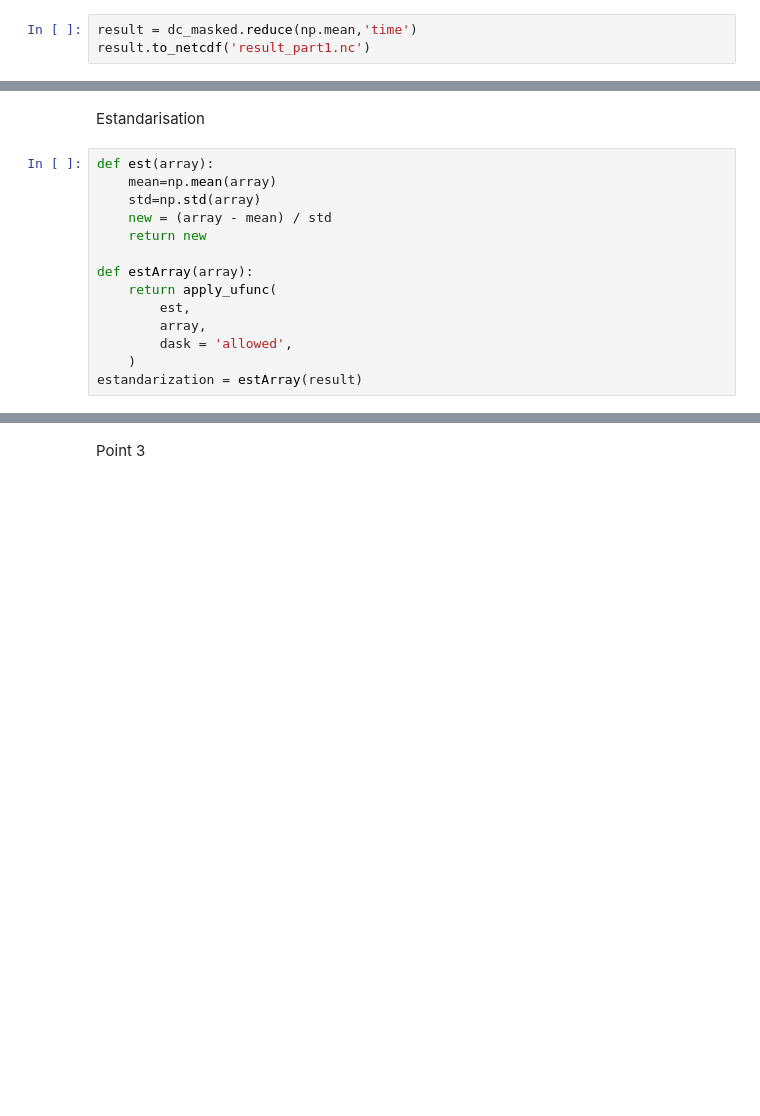
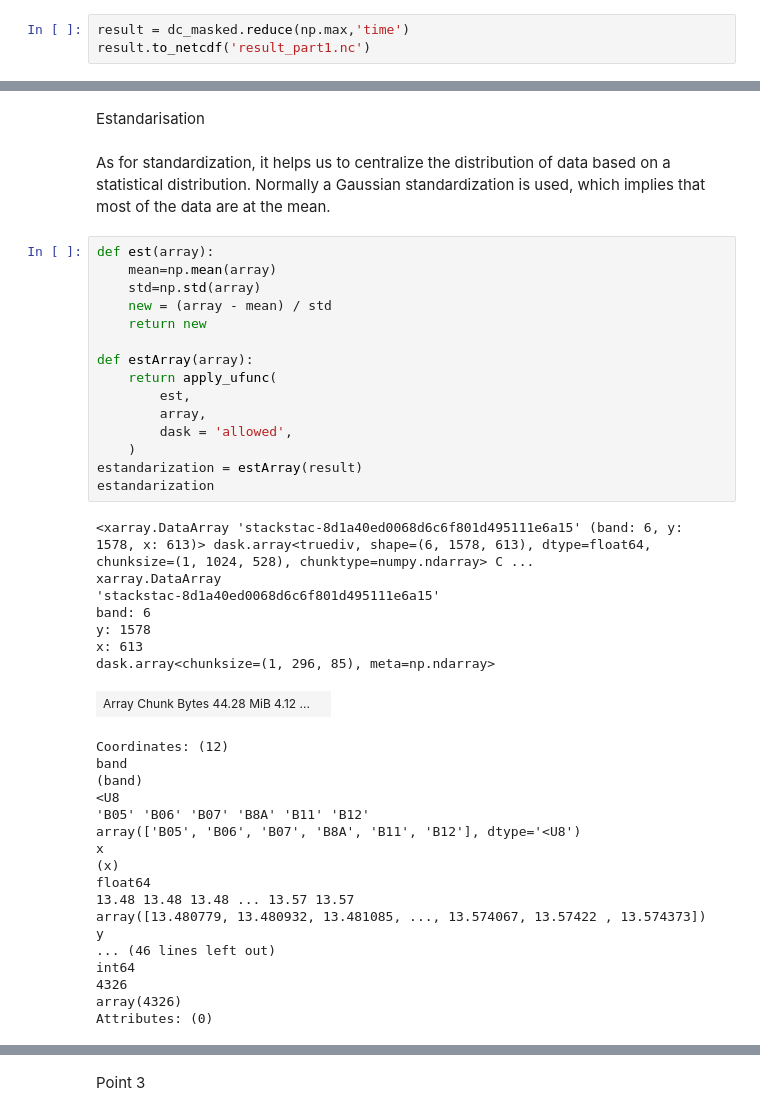
Before and after one commit to joaherrerama/challenge, a Jupyter notebook: challenge.ipynb, the cells around one changed output, grey strips where cells are left out. Drawn from its saved outputs; the diff is of its cells as text; blank space fills up the shorter version.

```diff
--- a/challenge.ipynb
+++ b/challenge.ipynb
@@ -175,7 +182,7 @@ dc_masked.plot()
 # %% [markdown]
 Recuding Image
 # %%
-result = dc_masked.reduce(np.mean,'time')
+result = dc_masked.reduce(np.max,'time')
 result.to_netcdf('result_part1.nc')
 # %%
 result
@@ -230,16 +316,45 @@ robustN
 # %% [markdown]
 Estandarisation
+# %% [markdown]
+As for standardization, it helps us to centralize the distribution of data based on a statistical distribution. Normally a Gaussian standardization is used, which implies that most of the data are at the mean.
 # %%
 def est(array):
     mean=np.mean(array)
     std=np.std(array)
     new = (array - mean) / std
     return new
 
 def estArray(array):
     return apply_ufunc(
         est,
         array,
         dask = 'allowed',
     )
 estandarization = estArray(result)
+estandarization
+# %% [output]
+<xarray.DataArray 'stackstac-8d1a40ed0068d6c6f801d495111e6a15' (band: 6, y: 1578, x: 613)> dask.array<truediv, shape=(6, 1578, 613), dtype=float64, chunksize=(1, 1024, 528), chunktype=numpy.ndarray> C ...
+xarray.DataArray
+'stackstac-8d1a40ed0068d6c6f801d495111e6a15'
+band: 6
+y: 1578
+x: 613
+dask.array<chunksize=(1, 296, 85), meta=np.ndarray>
+| Array Chunk Bytes 44.28 MiB 4.12 ... |  |
+Coordinates: (12)
+band
+(band)
+<U8
+'B05' 'B06' 'B07' 'B8A' 'B11' 'B12'
+array(['B05', 'B06', 'B07', 'B8A', 'B11', 'B12'], dtype='<U8')
+x
+(x)
+float64
+13.48 13.48 13.48 ... 13.57 13.57
+array([13.480779, 13.480932, 13.481085, ..., 13.574067, 13.57422 , 13.574373])
+y
+... (46 lines left out)
+int64
+4326
+array(4326)
+Attributes: (0)
```
Also changed, not shown: parts of 15 cells of this notebook, 1 other file.
